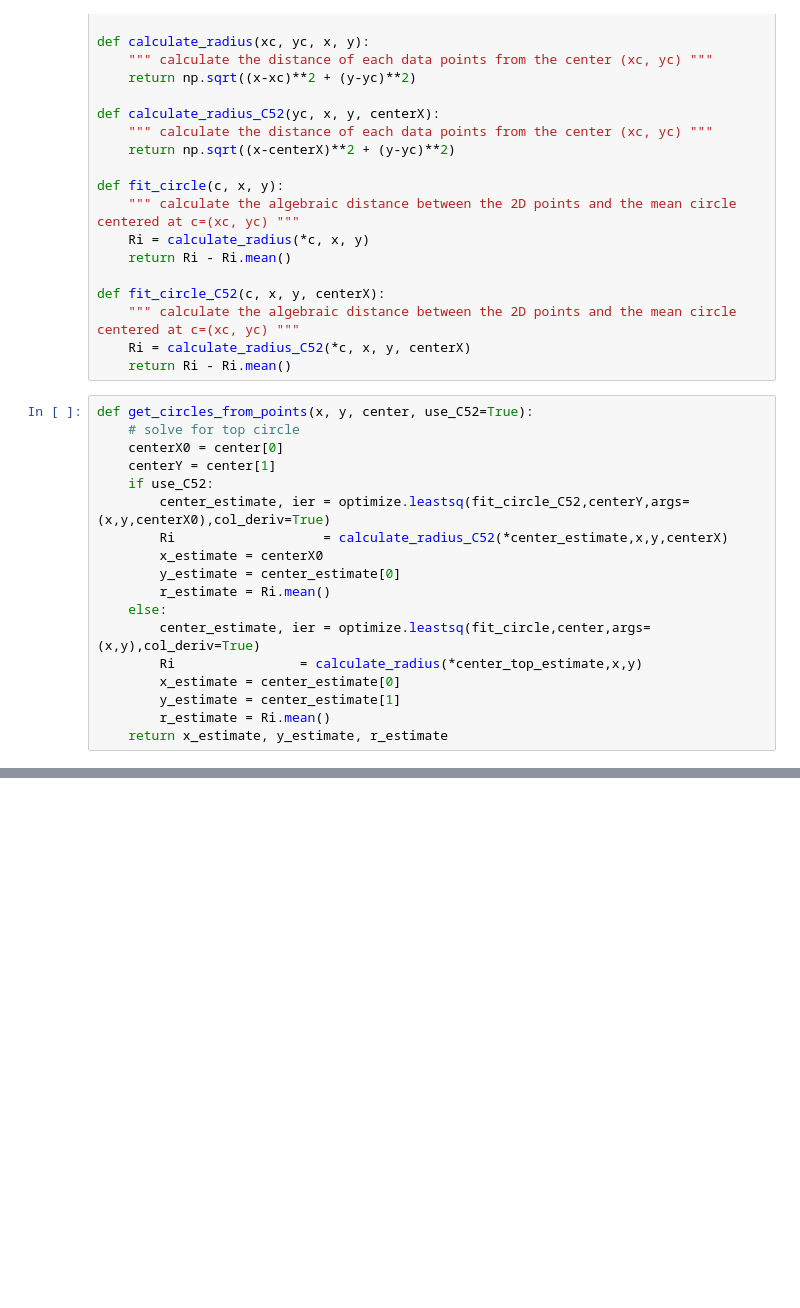
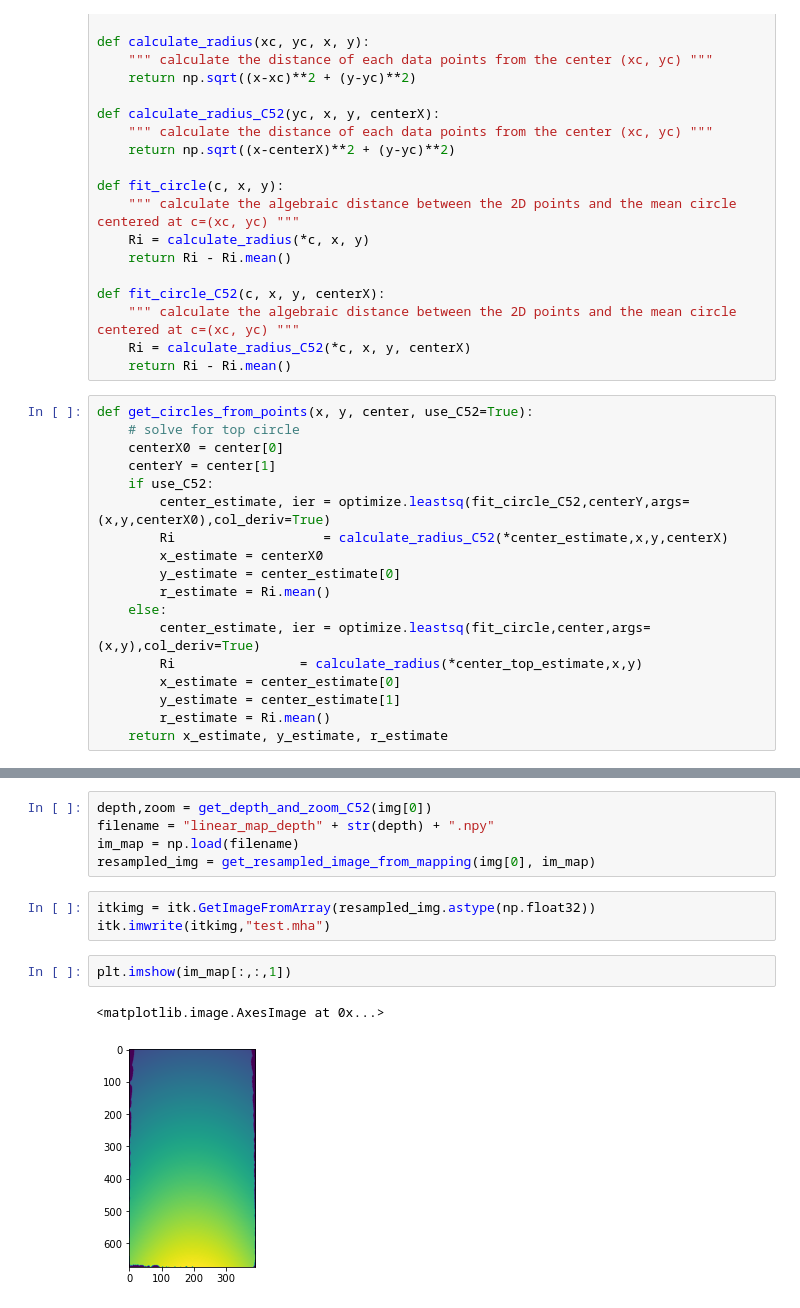
Before and after one commit to KitwareMedical/itkARGUS-DARPA-POCUS_AI-Archive, a Jupyter notebook: Experiments/LinearResampling/estimate_linear_maps_from_circles_C52.ipynb, the cells around one changed output, grey strips where cells are left out. Cells and saved outputs as stored; diff of their text form; blank space fills up the shorter version.

```diff
--- a/Experiments/LinearResampling/estimate_linear_maps_from_circles_C52.ipynb
+++ b/Experiments/LinearResampling/estimate_linear_maps_from_circles_C52.ipynb
@@ -231,0 +289,13 @@ for i in range(len(im_mask)):
+# %%
+depth,zoom = get_depth_and_zoom_C52(img[0])
+filename = "linear_map_depth" + str(depth) + ".npy"
+im_map = np.load(filename)
+resampled_img = get_resampled_image_from_mapping(img[0], im_map)
+# %%
+itkimg = itk.GetImageFromArray(resampled_img.astype(np.float32))
+itk.imwrite(itkimg,"test.mha")
+# %%
+plt.imshow(im_map[:,:,1])
+# %% [output]
+<matplotlib.image.AxesImage at 0x...>
+[figure, added]
```
Also changed, not shown: parts of 7 cells of this notebook, 26 other files.
